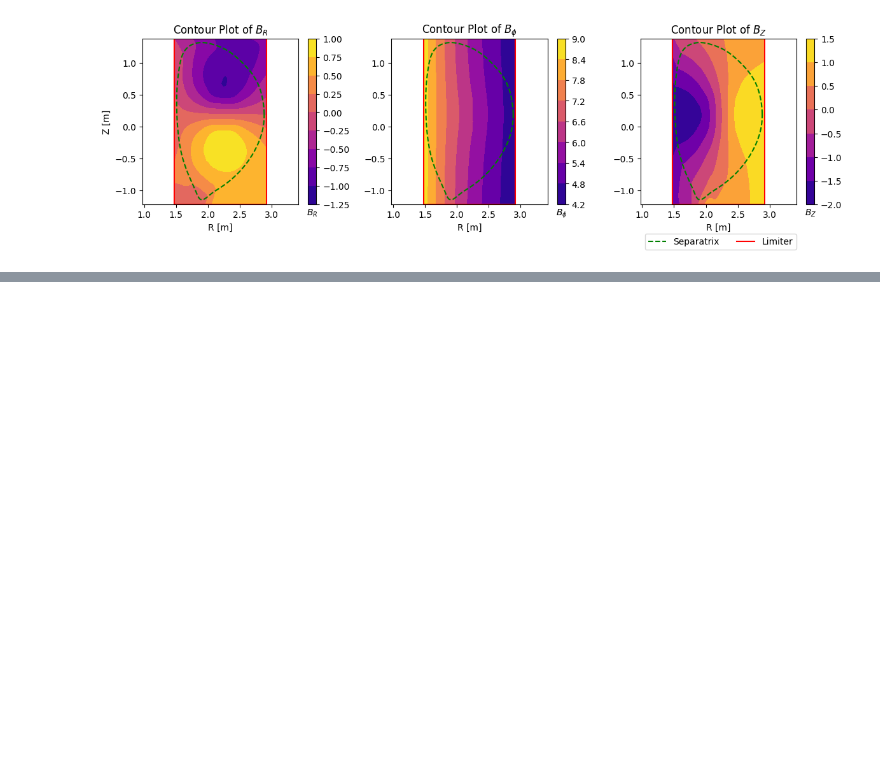
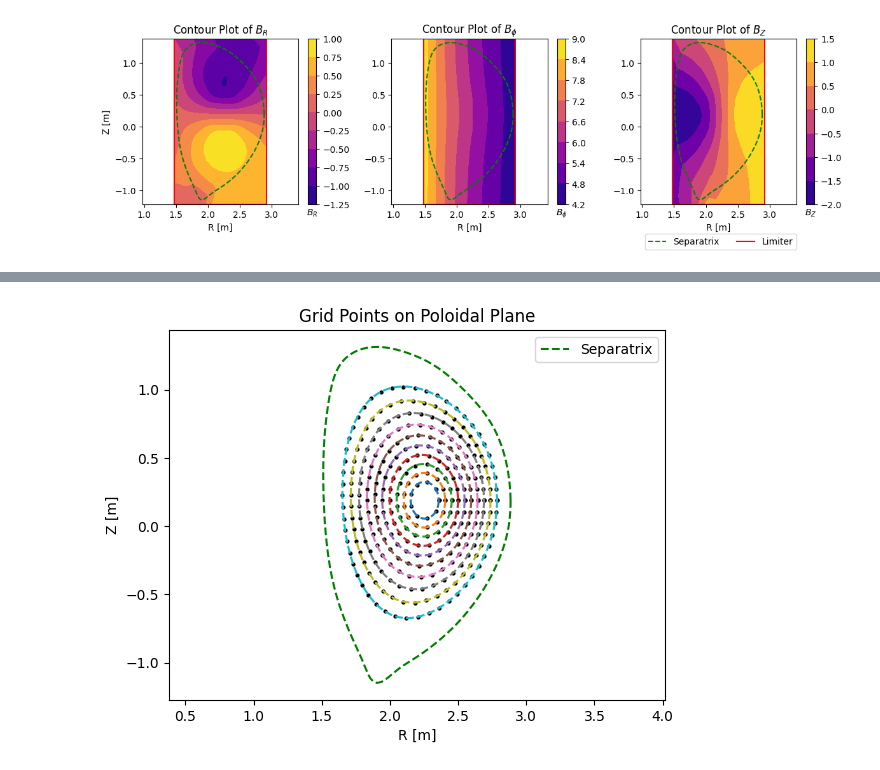
Before and after one commit to swarajsao1/Plasma, a Jupyter notebook: DTT/DTT_P/DTT.ipynb, the cells around one changed output, grey strips where cells are left out. Drawn from its saved outputs; the diff is of its cells as text; code cells hidden in the pictures; blank space fills up the shorter version.

Commit message:
Grid Points and Delunay for DTT.

```diff
--- a/DTT/DTT_P/DTT.ipynb
+++ b/DTT/DTT_P/DTT.ipynb
@@ -118,0 +146,2 @@ plt.show()
+# %%
+r_grid_points, z_grid_points = psiBfield.grid_points(rtraj, ztraj)
@@ -118,0 +171,13 @@ plt.show()
+# %%
+for i in range(len(r_grid_points)):
+    plt.plot(r_grid_points[i], z_grid_points[i], 'ko', markersize=2)
+    plt.plot(rtraj[i], ztraj[i], '--')
+plt.plot(g.rbdry, g.zbdry, 'g--', label = "Separatrix")
+plt.title("Grid Points on Poloidal Plane")
+plt.xlabel("R [m]")
+plt.ylabel("Z [m]")
+plt.axis('equal')
+plt.legend(loc='upper right')
+plt.show()
+# %% [output]
+[figure, added]
```
Also changed, not shown: parts of 7 cells of this notebook, 3 other files.
